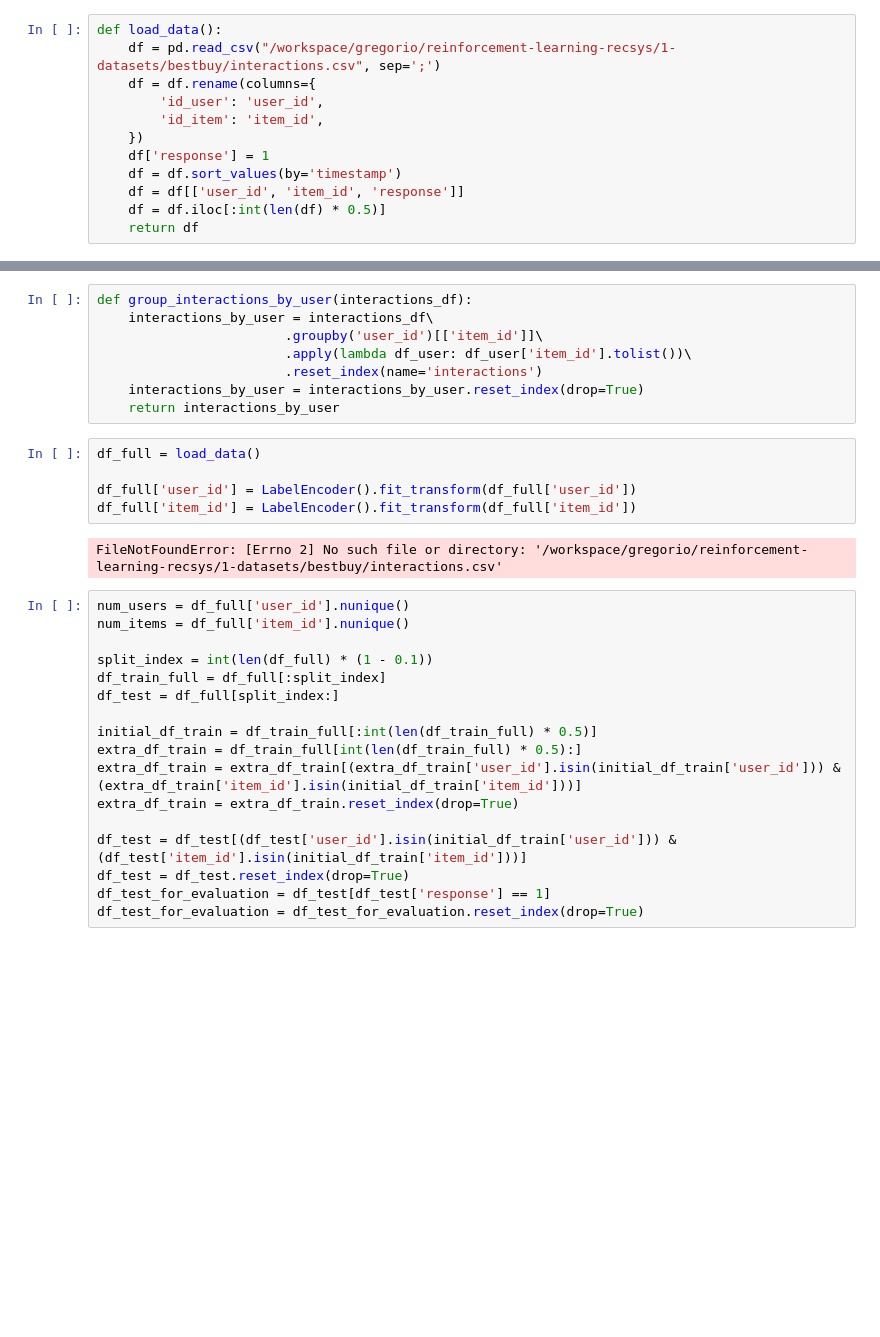
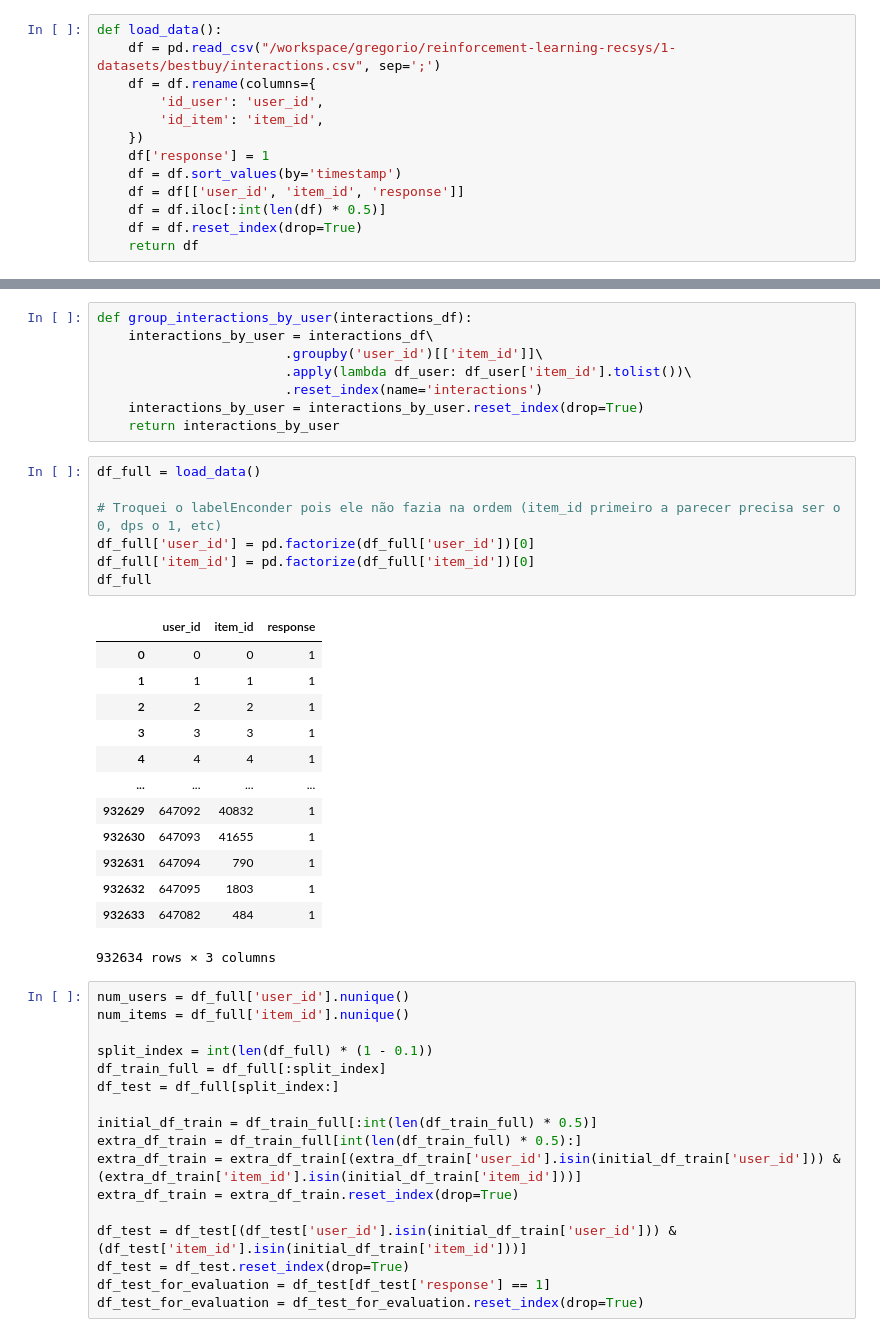
Before and after one commit to GregorioFornetti/Estudos-MAB, a Jupyter notebook: mab2rec/testes_otimizacao.ipynb, the cells around one changed output, grey strips where cells are left out. Drawn from its saved outputs; the diff is of its cells as text; blank space fills up the shorter version.

```diff
--- a/mab2rec/testes_otimizacao.ipynb
+++ b/mab2rec/testes_otimizacao.ipynb
@@ -23,6 +25,7 @@ def load_data():
     df = df.sort_values(by='timestamp')
     df = df[['user_id', 'item_id', 'response']]
     df = df.iloc[:int(len(df) * 0.5)]
+    df = df.reset_index(drop=True)
     return df
 # %%
 def get_concat_context(interactions, context_cols):
@@ -119,13 +122,27 @@ def group_interactions_by_user(interactions_df):
                         .reset_index(name='interactions')
     interactions_by_user = interactions_by_user.reset_index(drop=True)
     return interactions_by_user
-# %%
-df_full = load_data()
-
-df_full['user_id'] = LabelEncoder().fit_transform(df_full['user_id'])
-df_full['item_id'] = LabelEncoder().fit_transform(df_full['item_id'])
-# %% [output]
-FileNotFoundError: [Errno 2] No such file or directory: '/workspace/gregorio/reinforcement-learning-recsys/1-datasets/bestbuy/interactions.csv'
+# %%
+df_full = load_data()
+
+# Troquei o labelEnconder pois ele não fazia na ordem (item_id primeiro a parecer precisa ser o 0, dps o 1, etc)
+df_full['user_id'] = pd.factorize(df_full['user_id'])[0]
+df_full['item_id'] = pd.factorize(df_full['item_id'])[0]
+df_full
+# %% [output]
+|  | user_id | item_id | response |
+| 0 | 0 | 0 | 1 |
+| 1 | 1 | 1 | 1 |
+| 2 | 2 | 2 | 1 |
+| 3 | 3 | 3 | 1 |
+| 4 | 4 | 4 | 1 |
+| ... | ... | ... | ... |
+| 932629 | 647092 | 40832 | 1 |
+| 932630 | 647093 | 41655 | 1 |
+| 932631 | 647094 | 790 | 1 |
+| 932632 | 647095 | 1803 | 1 |
+| 932633 | 647082 | 484 | 1 |
+932634 rows × 3 columns
 # %%
 num_users = df_full['user_id'].nunique()
 num_items = df_full['item_id'].nunique()
```
Also changed, not shown: parts of 15 cells of this notebook, 1 other file.
